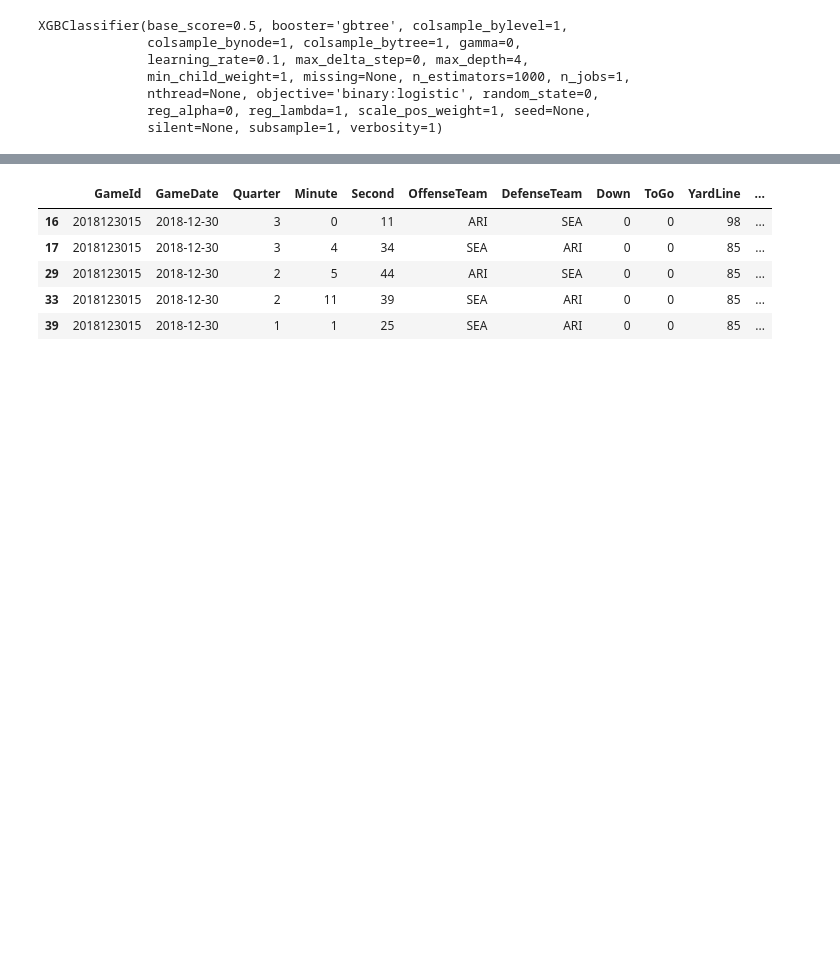
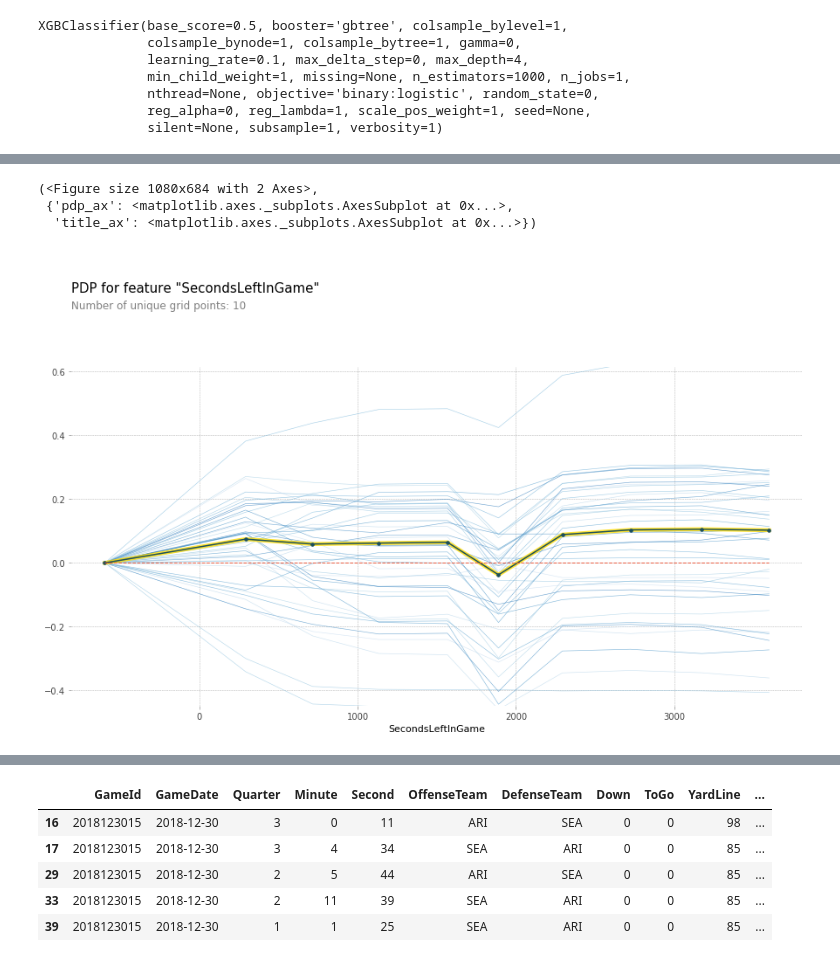
Before and after one commit to richardOlson/nfl_2019_play_by_play, a Jupyter notebook: nfl_plays.ipynb, the cells around one changed output, grey strips where cells are left out. Cells and saved outputs as stored; diff of their text form; code cells hidden in the pictures; blank space fills up the shorter version.

```diff
--- a/nfl_plays.ipynb
+++ b/nfl_plays.ipynb
@@ -1367,0 +1421,12 @@ XGBClassifier(base_score=0.5, booster='gbtree', colsample_bylevel=1,
+# %%
+# Doing the third plot of a partial plot
+third_isolate = pdp_isolate(theXGB, x_train_w_featImp, x_train_w_featImp.columns,
+                            feature='SecondsLeftInGame')
+# %%
+pdp_plot(third_isolate, feature_name='SecondsLeftInGame', plot_lines=True,
+         frac_to_plot=40)
+# %% [output]
+(<Figure size 1080x684 with 2 Axes>,
+ {'pdp_ax': <matplotlib.axes._subplots.AxesSubplot at 0x...>,
+  'title_ax': <matplotlib.axes._subplots.AxesSubplot at 0x...>})
+[figure, added]
```
Also changed, not shown: parts of 25 cells of this notebook.
